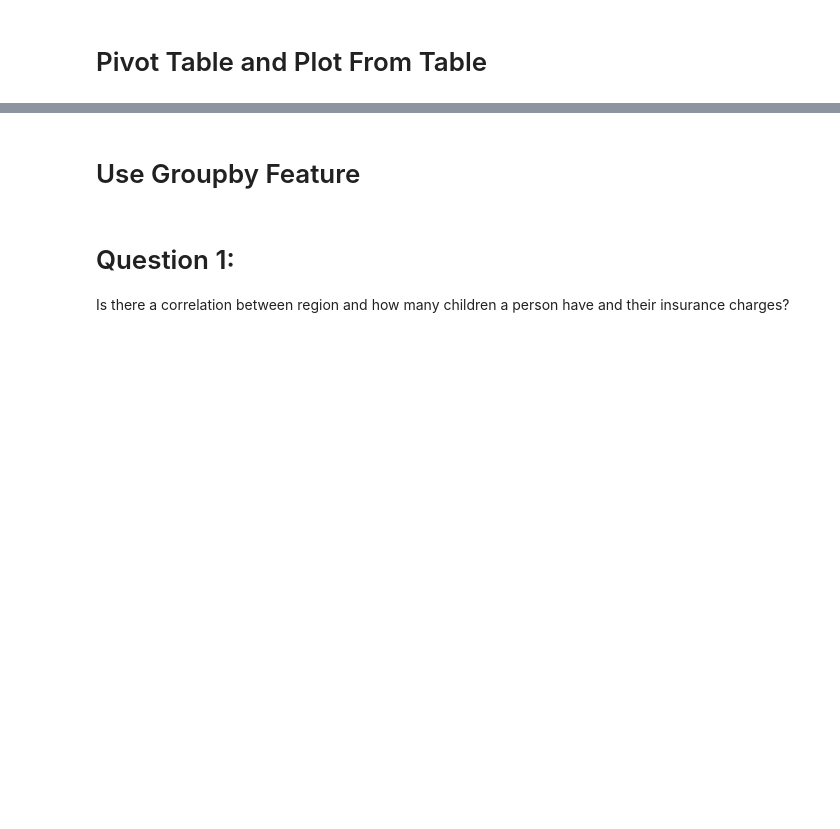
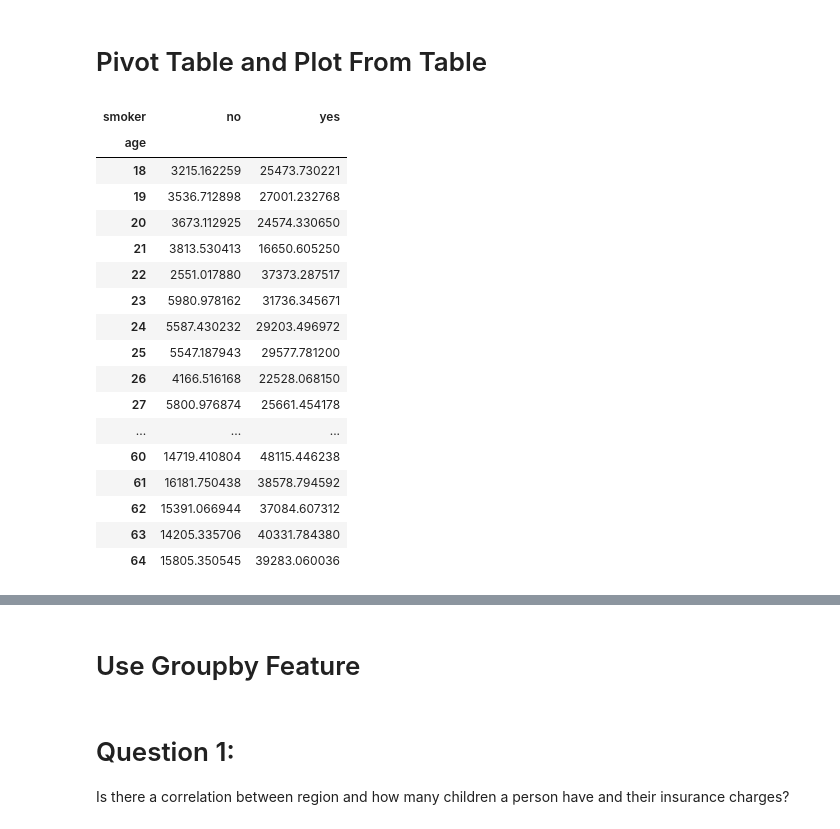
Before and after one commit to fritztheritz/cs103a-cpa01, a Jupyter notebook: cpa01.ipynb, the cells around one changed output, grey strips where cells are left out. Cells and saved outputs as stored; diff of their text form; code cells hidden in the pictures; blank space fills up the shorter version.

```diff
--- a/cpa01.ipynb
+++ b/cpa01.ipynb
@@ -52,8 +55,27 @@ df2['charges'].plot()
 # %%
 column = 'charges'
 
 df2 = pd.pivot_table(df, values=column, index=["age"], columns=["smoker"])
-df2.head()
+df2
+# %% [output]
+| smoker | no | yes |
+| age |  |  |
+| 18 | 3215.162259 | 25473.730221 |
+| 19 | 3536.712898 | 27001.232768 |
+| 20 | 3673.112925 | 24574.330650 |
+| 21 | 3813.530413 | 16650.605250 |
+| 22 | 2551.017880 | 37373.287517 |
+| 23 | 5980.978162 | 31736.345671 |
+| 24 | 5587.430232 | 29203.496972 |
+| 25 | 5547.187943 | 29577.781200 |
+| 26 | 4166.516168 | 22528.068150 |
+| 27 | 5800.976874 | 25661.454178 |
+| ... | ... | ... |
+| 60 | 14719.410804 | 48115.446238 |
+| 61 | 16181.750438 | 38578.794592 |
+| 62 | 15391.066944 | 37084.607312 |
+| 63 | 14205.335706 | 40331.784380 |
+| 64 | 15805.350545 | 39283.060036 |
 # %%
 df2.plot(figsize=(15,10))
 plt.grid()
```
Also changed, not shown: parts of 4 cells of this notebook.
